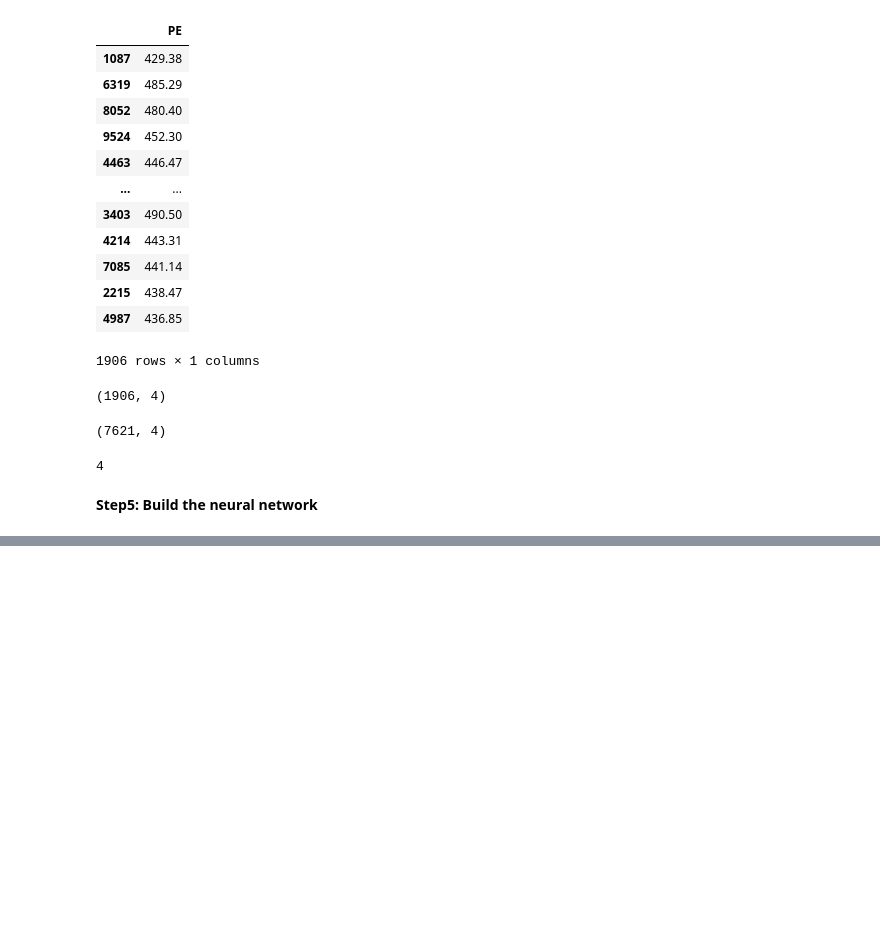
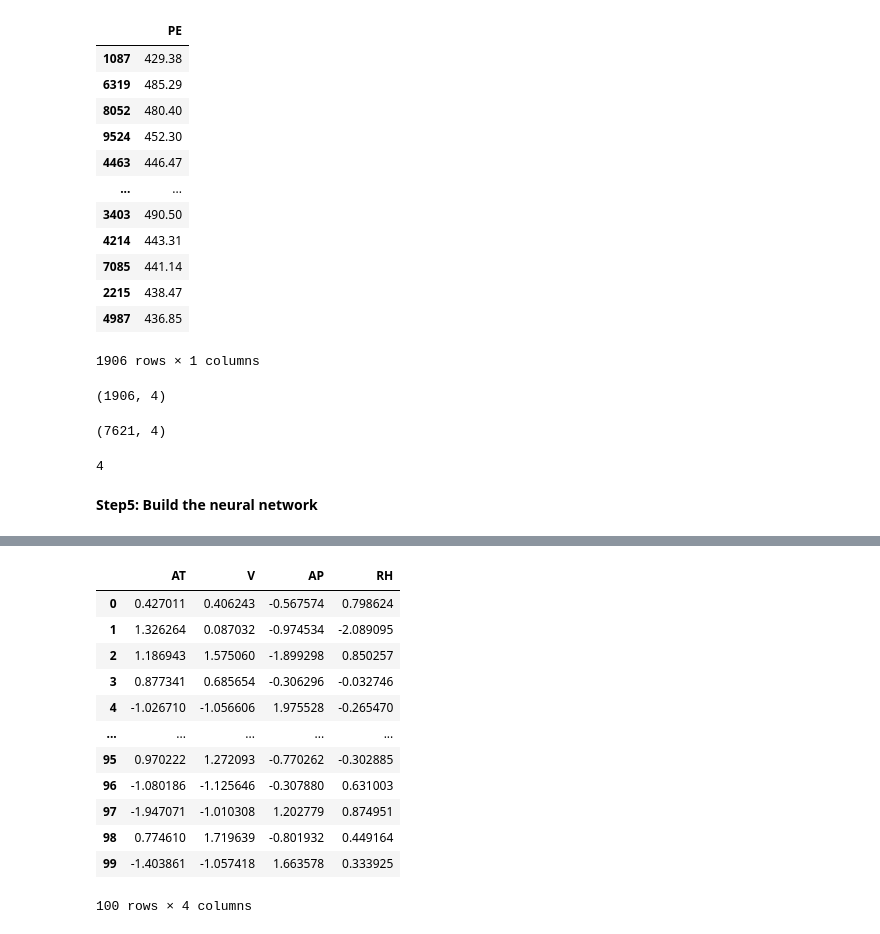
Before and after one commit to Prajyoti20/DeepLerning, a Jupyter notebook: Regression_Keras_.ipynb, the cells around one changed output, grey strips where cells are left out. Drawn from its saved outputs; the diff is of its cells as text; code cells hidden in the pictures; blank space fills up the shorter version.

```diff
--- a/Regression_Keras_.ipynb
+++ b/Regression_Keras_.ipynb
@@ -330,0 +394,17 @@ model.evaluate(x_test,y_test)
+# %%
+Xnew_pre = num_pipe.fit_transform(Xnew)
+Xnew_pre
+# %% [output]
+|  | AT | V | AP | RH |
+| 0 | 0.427011 | 0.406243 | -0.567574 | 0.798624 |
+| 1 | 1.326264 | 0.087032 | -0.974534 | -2.089095 |
+| 2 | 1.186943 | 1.575060 | -1.899298 | 0.850257 |
+| 3 | 0.877341 | 0.685654 | -0.306296 | -0.032746 |
+| 4 | -1.026710 | -1.056606 | 1.975528 | -0.265470 |
+| ... | ... | ... | ... | ... |
+| 95 | 0.970222 | 1.272093 | -0.770262 | -0.302885 |
+| 96 | -1.080186 | -1.125646 | -0.307880 | 0.631003 |
+| 97 | -1.947071 | -1.010308 | 1.202779 | 0.874951 |
+| 98 | 0.774610 | 1.719639 | -0.801932 | 0.449164 |
+| 99 | -1.403861 | -1.057418 | 1.663578 | 0.333925 |
+100 rows × 4 columns
```
Also changed, not shown: parts of 18 cells of this notebook.
